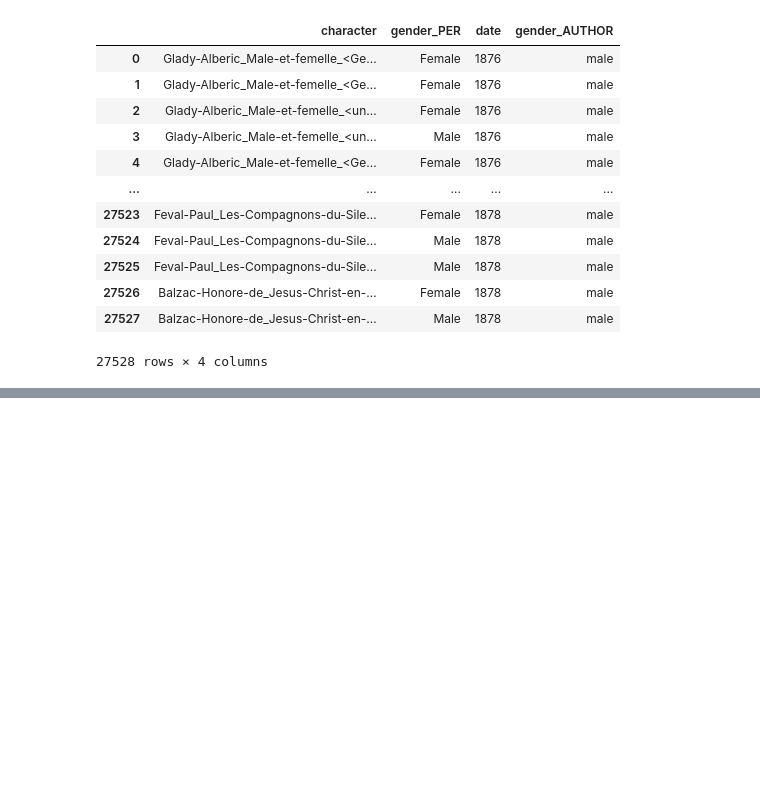
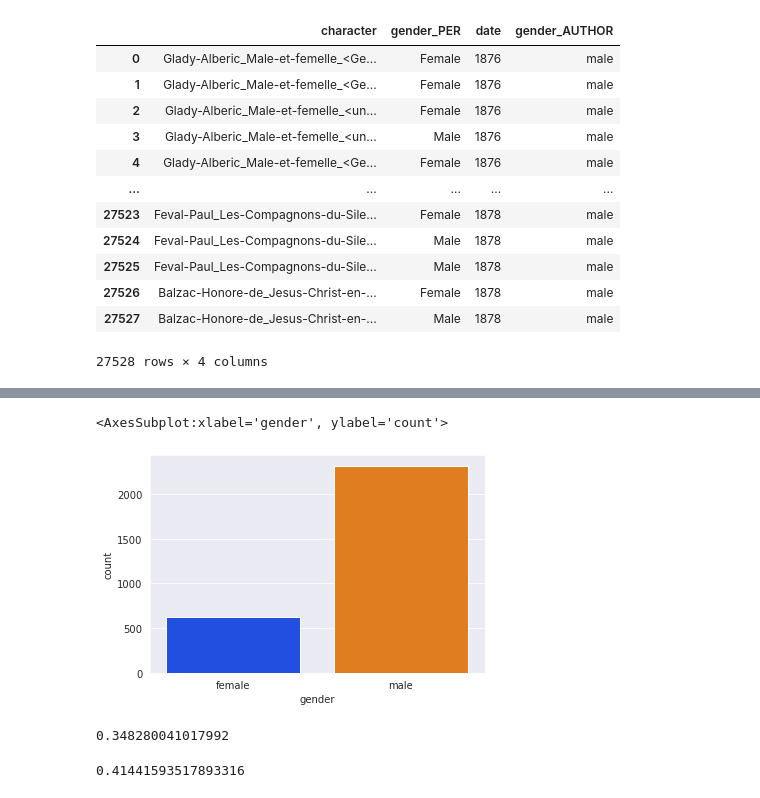
Before and after one commit to crazyjeannot/dhai_intensive_week, a Jupyter notebook: notebooks/05_vizualization.ipynb, the cells around one changed output, grey strips where cells are left out. Saved outputs shown, nothing was run; the diff lists cells and outputs as text; code cells hidden in the pictures; blank space fills up the shorter version.

```diff
--- a/notebooks/05_vizualization.ipynb
+++ b/notebooks/05_vizualization.ipynb
@@ -62,0 +204,5 @@ sns.countplot(x ='gender_PER', data = df_per_corpus, hue='gender_AUTHOR', palett
+# %%
+sns.countplot(x ='gender', data = corpus_metadata, palette = "bright")
+# %% [output]
+<AxesSubplot:xlabel='gender', ylabel='count'>
+[figure, added]
@@ -62,0 +211,4 @@ sns.countplot(x ='gender_PER', data = df_per_corpus, hue='gender_AUTHOR', palett
+# %%
+df_male.gender_PER.value_counts()[1]/(df_male.gender_PER.value_counts()[0]+df_male.gender_PER.value_counts()[1])
+# %% [output]
+0.348280041017992
@@ -63,3 +217,7 @@ sns.countplot(x ='gender_PER', data = df_per_corpus, hue='gender_AUTHOR', palett
+# %%
+df_female.gender_PER.value_counts()[1]/(df_female.gender_PER.value_counts()[0]+df_female.gender_PER.value_counts()[1])
+# %% [output]
+0.41441593517893316
 # %%
 def gender_decades(list_dates, list_gender):
     list_decades, list_nbmale_decades,  list_nbfemale_decades, list_decades_vues, list_female_pourcentage = [], [], [], [], []
```
Also changed, not shown: parts of 39 cells of this notebook, 2 other files.
